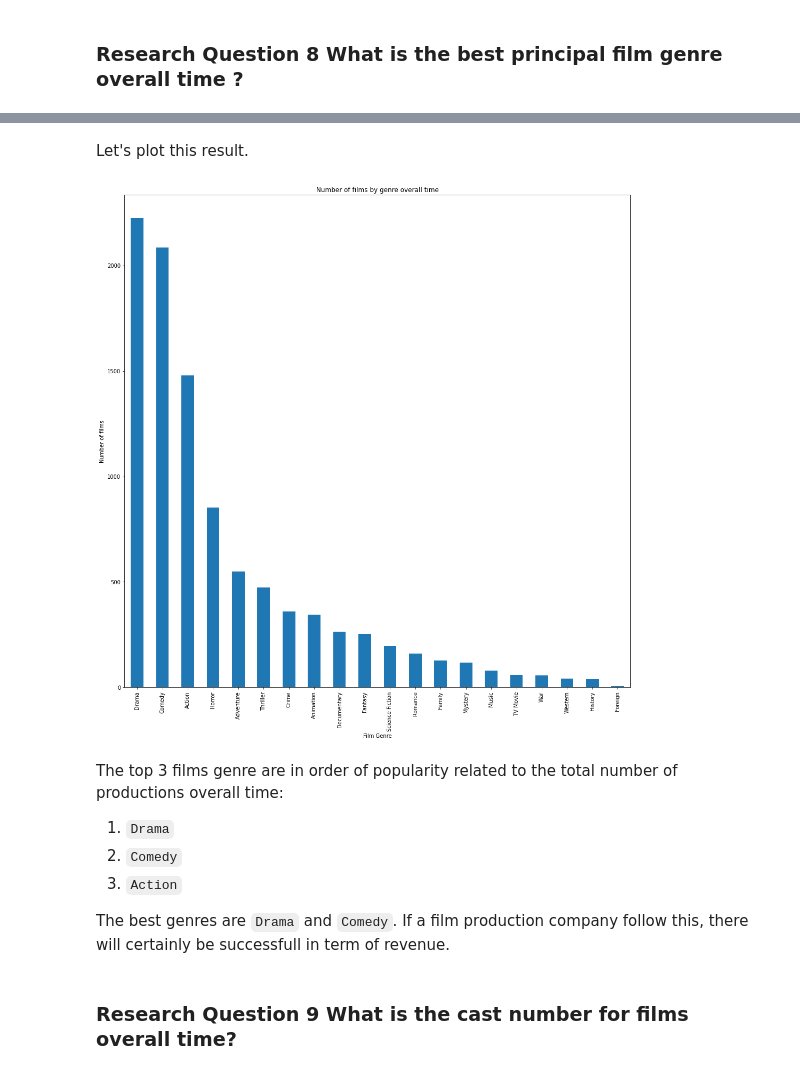
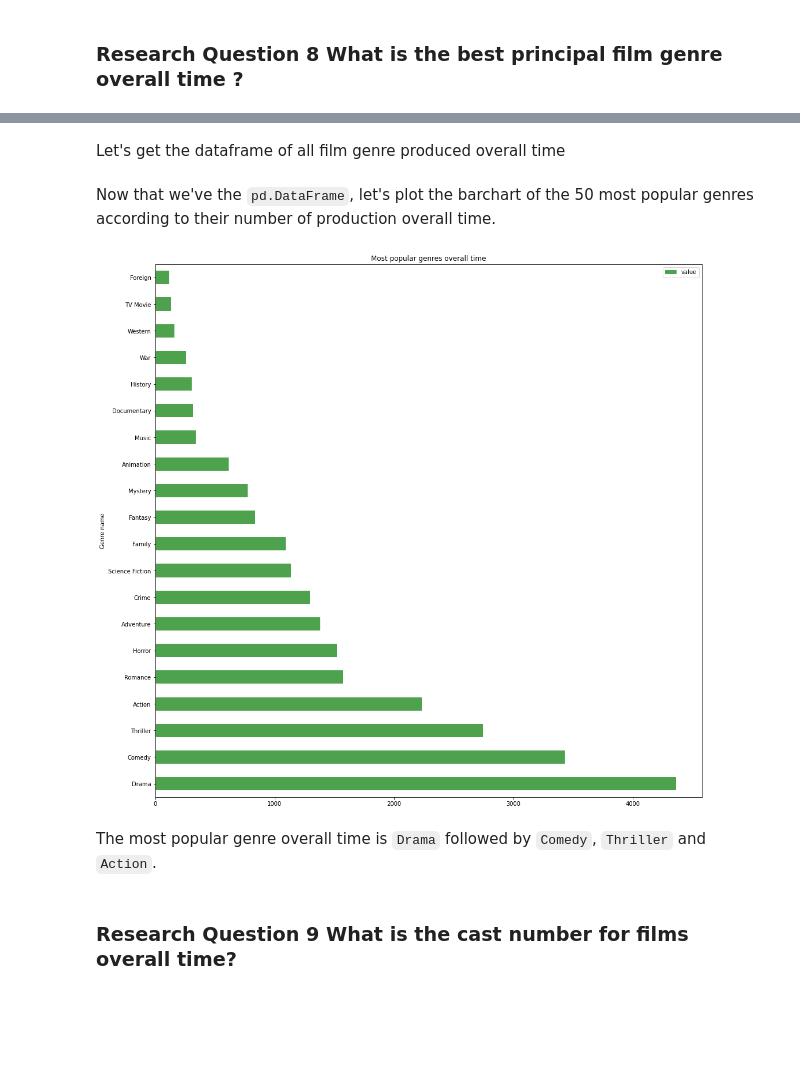
Before and after one commit to temajozias/Udacity-DataAnalystND-P1-Investigate-a-Dataset, a Jupyter notebook: Investigate_a_Dataset.ipynb, the cells around one changed output, grey strips where cells are left out. Drawn from its saved outputs; the diff is of its cells as text; code cells hidden in the pictures; blank space fills up the shorter version.

```diff
--- a/Investigate_a_Dataset.ipynb
+++ b/Investigate_a_Dataset.ipynb
@@ -142,7 +142,7 @@ For the numeric values we will count and if there are minor we'll drop all of th
 # After discussing the structure of the data and any problems that need to be
 #   cleaned, perform those cleaning steps in the second part of this section.
 # %%
-df.drop(['homepage', 'tagline','keywords', 'overview', 'budget', 'revenue'],
+df.drop(['id', 'imdb_id', 'homepage', 'tagline','keywords', 'overview', 'budget', 'revenue'],
         axis=1,
         inplace=True)
 # %% [markdown]
@@ -421,3 +430,29 @@ memory usage: 2.5+ MB
+# %%
+def extract(serie: pd.Series)-> pd.DataFrame:
+    group_set = []
+    for element in serie.apply(lambda val: val.split("|")) :
+        #print(element)
+        for subelt in element:
+            #print(subelt)
+            group_set.append(f'{subelt.strip()}')
+
+    # Now we create an array of items
+    group_set = np.array(group_set)
+
+    # We create a dict object key: actor, value: number of appearances
+    # Now we count every actor apparition in the `group_set`
+    # variable with np.count_nonzero() and np.unique()
+    dict_elts = {actor: np.count_nonzero(group_set == actor) for actor in np.unique(group_set)}
+
+    # We sort the dict with the most popular actor first (according
+    # to the maximum number of appearances)
+    dict_elts = dict(sorted(dict_elts.items(), key=lambda item: item[1], reverse=True))
+
+    # After that we'll convert our `dict` objet to `pd.DataFrame` object
+    df_elts = pd.DataFrame.from_dict(data=dict_elts, orient='index', columns=['value'])
+
+    # We return the pd.DataFrame object
+    return df_elts
 # %% [markdown]
 <a id='eda'></a>
 ## Exploratory Data Analysis
@@ -532,20 +547,22 @@ dtype: int64
-# %% [markdown]
-Let's plot this result.
+# %% [markdown]
+Let's get the dataframe of all film genre produced overall time
+# %%
+df_genres = extract(df['genres'])
+#df_genres
+# %% [markdown]
+Now that we've the `pd.DataFrame`, let's plot the barchart of the 50 most popular genres according to their number of production overall time.
 # %%
-df['genre_01'].value_counts().plot(kind='bar',
+df_genres.iloc[:50].plot(kind='barh',
                                    figsize=(17, 17),
-                                   title="Number of films by genre overall time",
-                                   xlabel='Film Genre',
-                                   ylabel='Number of films');
+                                   title='Most popular genres overall time',
+                                   xlabel='Genre name',
+                                   ylabel='Number of produced films',
+                                   alpha=0.8,
+                                   color='forestgreen');
 # %% [output]
-[figure, old version]
+[figure, new version]
-# %% [markdown]
-The top 3 films genre are in order of popularity related to the total number of productions overall time:
-1) `Drama`
-2) `Comedy`
-3) `Action`
-
-The best genres are `Drama` and `Comedy`. If a film production company follow this, there will certainly be successfull in term of revenue.
+# %% [markdown]
+The most popular genre overall time is `Drama` followed by `Comedy`, `Thriller` and `Action`.
 # %% [markdown]
 ### Research Question 9  What is the cast number for films overall time?
 # %%
```
Also changed, not shown: parts of 73 cells of this notebook, 3 other files.
